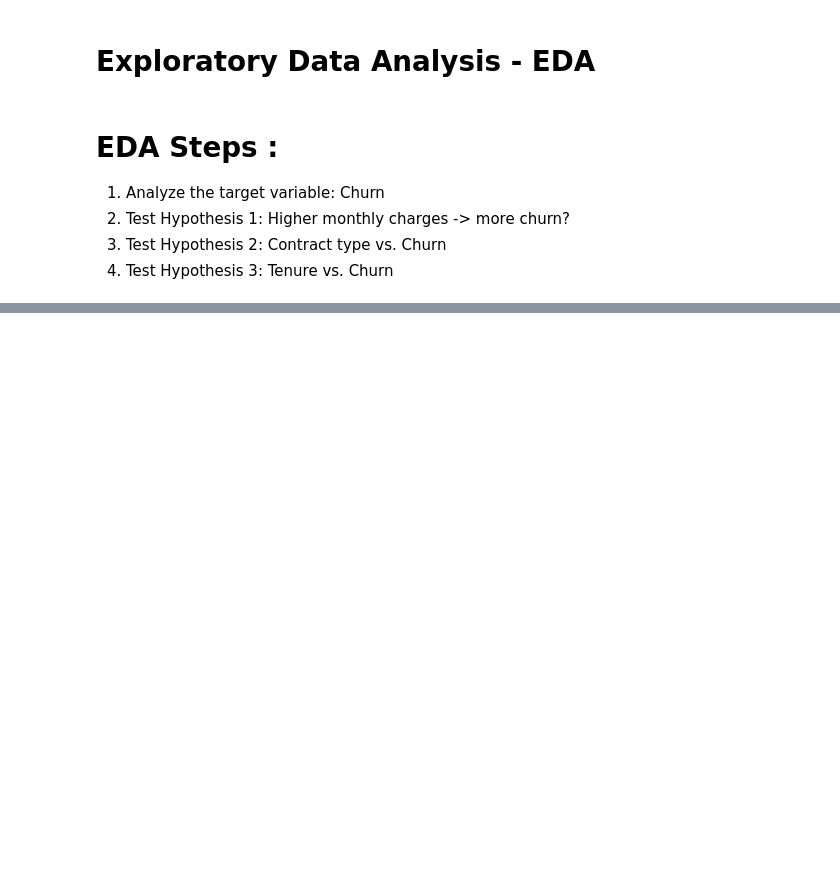
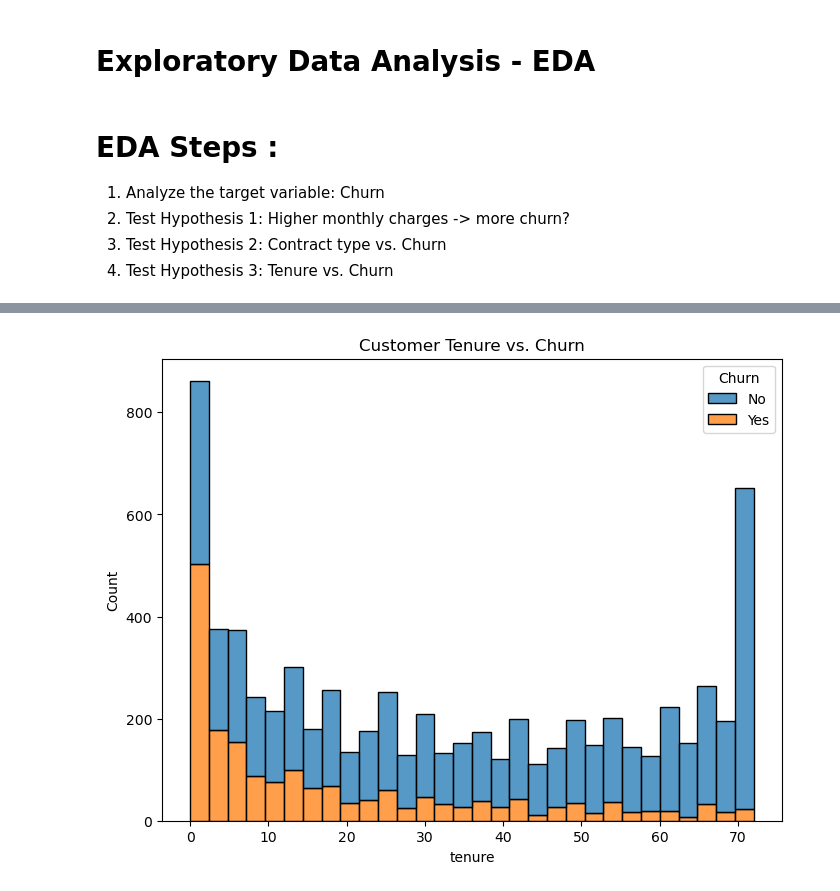
Before and after one commit to niranjk/telco-customer-churn-prediction, a Jupyter notebook: notebook/eda_telco_customer_churn.ipynb, the cells around one changed output, grey strips where cells are left out. Cells and saved outputs as stored; diff of their text form; code cells hidden in the pictures; blank space fills up the shorter version.

```diff
--- a/notebook/eda_telco_customer_churn.ipynb
+++ b/notebook/eda_telco_customer_churn.ipynb
@@ -21,0 +70,10 @@ NameError: name 'df' is not defined
+# %%
+# 4. Test Hypothesis 3: Tenure vs. Churn
+plt.figure(figsize=(8, 6))
+sns.histplot(data=df, x='tenure', hue='Churn', multiple='stack', bins=30)
+plt.title('Customer Tenure vs. Churn')
+plt.show()
+# Insight: Churn is much higher among new customers (low tenure).
+# Hypothesis supported.
+# %% [output]
+[figure, added]
```
Also changed, not shown: parts of 4 cells of this notebook, 1 other file.
